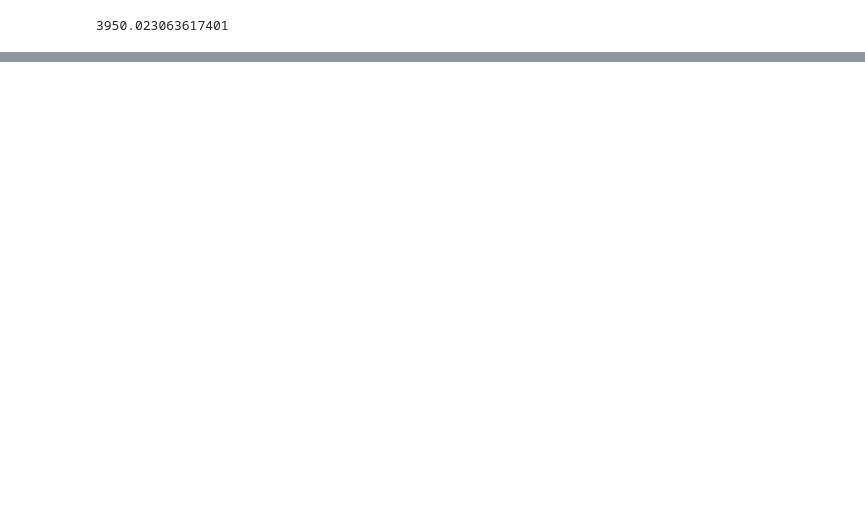
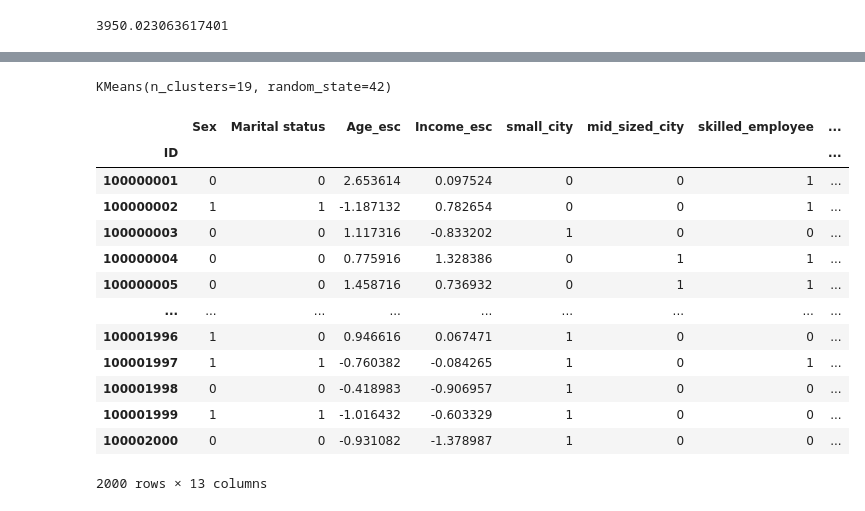
Before and after one commit to ymgabaldon/Ej_segmentacion, a Jupyter notebook: Analisis retail online.ipynb, the cells around one changed output, grey strips where cells are left out. Cells and saved outputs as stored; diff of their text form; code cells hidden in the pictures; blank space fills up the shorter version.

```diff
--- a/Analisis retail online.ipynb
+++ b/Analisis retail online.ipynb
@@ -474,0 +584,30 @@ Veamos para el caso de 4 clusteres que valor se obtiene
+# %%
+##Eliminamos las columnas de cluster y silueta para el caso anterior
+df_train.drop(columns=["cluster","Silueta_4"],inplace=True)
+# %%
+##Entrenamos el clúster con 19:
+
+cluster_final=KMeans(n_clusters=19,random_state=42)
+cluster_final.fit(df_train)
+# %% [output]
+KMeans(n_clusters=19, random_state=42)
+# %%
+df_train["cluster"]=cluster_final.predict(df_train)
+df_train["silueta"]=silhouette_samples(df_train[variables],labels=df_train["cluster"])
+# %%
+df_train
+# %% [output]
+|  | Sex | Marital status | Age_esc | Income_esc | small_city | mid_sized_city | skilled_employee | ... |
+| ID |  |  |  |  |  |  |  | ... |
+| 100000001 | 0 | 0 | 2.653614 | 0.097524 | 0 | 0 | 1 | ... |
+| 100000002 | 1 | 1 | -1.187132 | 0.782654 | 0 | 0 | 1 | ... |
+| 100000003 | 0 | 0 | 1.117316 | -0.833202 | 1 | 0 | 0 | ... |
+| 100000004 | 0 | 0 | 0.775916 | 1.328386 | 0 | 1 | 1 | ... |
+| 100000005 | 0 | 0 | 1.458716 | 0.736932 | 0 | 1 | 1 | ... |
+| ... | ... | ... | ... | ... | ... | ... | ... | ... |
+| 100001996 | 1 | 0 | 0.946616 | 0.067471 | 1 | 0 | 0 | ... |
+| 100001997 | 1 | 1 | -0.760382 | -0.084265 | 1 | 0 | 1 | ... |
+| 100001998 | 0 | 0 | -0.418983 | -0.906957 | 1 | 0 | 0 | ... |
+| 100001999 | 1 | 1 | -1.016432 | -0.603329 | 1 | 0 | 0 | ... |
+| 100002000 | 0 | 0 | -0.931082 | -1.378987 | 1 | 0 | 0 | ... |
+2000 rows × 13 columns
```
Also changed, not shown: parts of 25 cells of this notebook.
